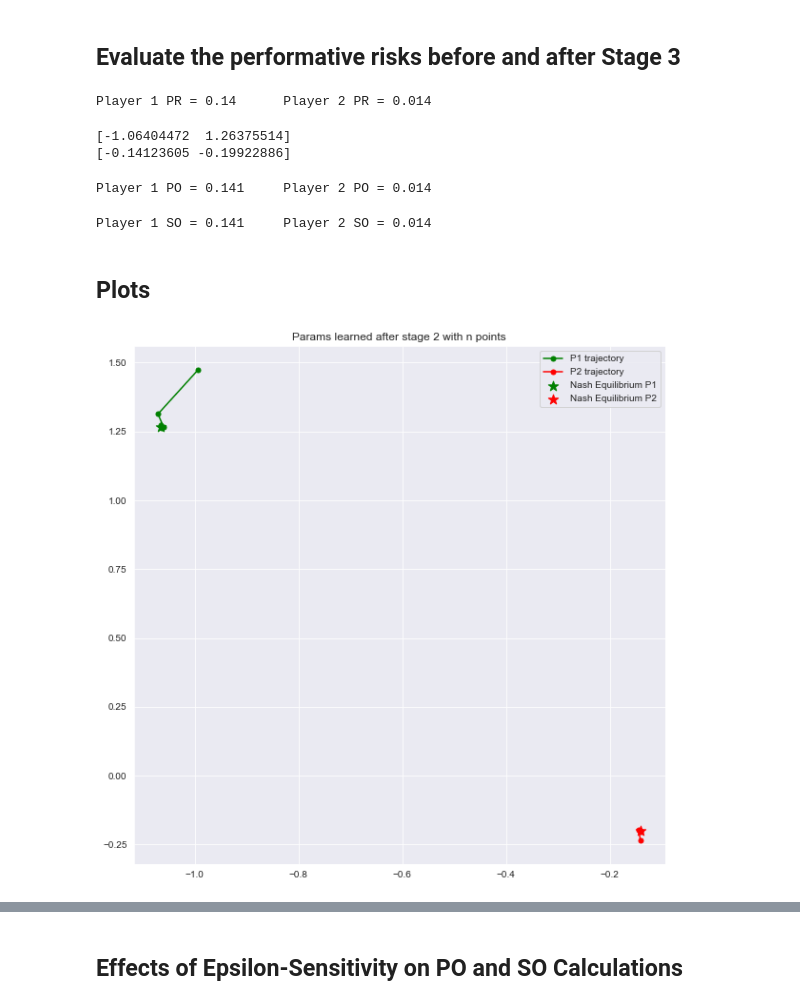
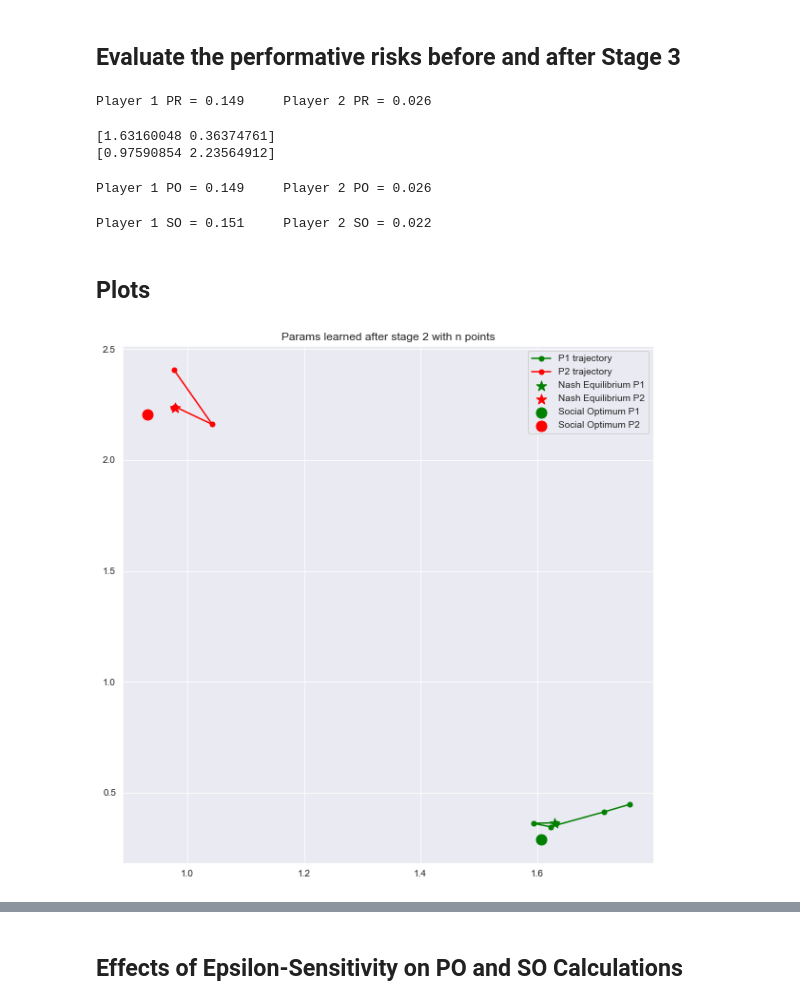
Before and after one commit to evanjfaulkner/DD-Games, a Jupyter notebook: Notebooks/dd_game_regression_sim.ipynb, the cells around one changed output, grey strips where cells are left out. Cells and saved outputs as stored; diff of their text form; code cells hidden in the pictures.

```diff
--- a/Notebooks/dd_game_regression_sim.ipynb
+++ b/Notebooks/dd_game_regression_sim.ipynb
@@ -48,8 +50,8 @@ epsilon_2 = 0.4
 Sigma_x_p1 = np.eye(d_1)  # Covariance of x^k
 Sigma_x_p2 = np.eye(d_2)
 
-sigma_y_p1 = 0  # Variance of y^k
-sigma_y_p2 = 0
+sigma_y_p1 = 0.01  # Variance of y^k
+sigma_y_p2 = 0.01
 
 beta_p1 = np.random.normal(size=d_1)  # Linear parameter vector
 beta_p2 = np.random.normal(size=d_2)
@@ -142,5 +158,6 @@ Player 2: Estimated mu, gamma
 # %%
 theta_PO_1, theta_PO_2 = game.solve_nash()
+theta_SO_1, theta_SO_2 = game.solve_social_opt()
 theta_final_p1 = np.array(theta_final_p1)
 theta_final_p2 = np.array(theta_final_p2)
 # %%
@@ -173,60 +190,67 @@ print(mu_p2, gamma_p2)
 # %% [markdown]
 ## Evaluate the performative risks before and after Stage 3
 # %%
-PR_1 = game.evaluate_test_perf_risk_p1()
-PR_2 = game.evaluate_test_perf_risk_p2()
+PR_1, PR_2 = game.evaluate_closed_perf_risk()
 print(f'Player 1 PR = {PR_1.round(3)}\tPlayer 2 PR = {PR_2.round(3)}')
 # %% [output]
-Player 1 PR = 0.14      Player 2 PR = 0.014
+Player 1 PR = 0.149     Player 2 PR = 0.026
 # %%
 print(player_one.theta_history[-1])
 print(player_two.theta_history[-1])
 # %% [output]
-[-1.06404472  1.26375514]
-[-0.14123605 -0.19922886]
+[1.63160048 0.36374761]
+[0.97590854 2.23564912]
 # %%
 game.theta_p1, game.theta_p2 = game.solve_nash()
-PO_1 = game.evaluate_test_perf_risk_p1()
-PO_2 = game.evaluate_test_perf_risk_p2()
+PO_1, PO_2 = game.evaluate_closed_perf_risk()
 print(f'Player 1 PO = {PO_1.round(3)}\tPlayer 2 PO = {PO_2.round(3)}')
 # %% [output]
-Player 1 PO = 0.141     Player 2 PO = 0.014
+Player 1 PO = 0.149     Player 2 PO = 0.026
 # %%
 game.theta_p1, game.theta_p2 = game.solve_social_opt()
-SO_1 = game.evaluate_test_perf_risk_p1()
-SO_2 = game.evaluate_test_perf_risk_p2()
+SO_1, SO_2 = game.evaluate_closed_perf_risk()
 print(f'Player 1 SO = {SO_1.round(3)}\tPlayer 2 SO = {SO_2.round(3)}')
 # %% [output]
-Player 1 SO = 0.141     Player 2 SO = 0.014
+Player 1 SO = 0.151     Player 2 SO = 0.022
 # %% [markdown]
 ## Plots
 # %%
 plt.figure(figsize=(10,10))
 x_nash_p1 = [theta_PO_1[0]]
 y_nash_p1 = [theta_PO_1[1]]
 plt.scatter(x_nash_p1, y_nash_p1,
             label='Nash Equilibrium P1', marker='*', color='g', s=120)
 
 x_nash_p2 = theta_PO_2[0]
 y_nash_p2 = theta_PO_2[1]
 plt.scatter(x_nash_p2,y_nash_p2,
             label='Nash Equilibrium P2', marker='*', color='r', s=120)
+
+x_so_p1 = [theta_SO_1[0]]
+y_so_p1 = [theta_SO_1[1]]
+plt.scatter(x_so_p1, y_so_p1,
+            label='Social Optimum P1', marker='o', color='g', s=120)
+
+x_so_p2 = theta_SO_2[0]
+y_so_p2 = theta_SO_2[1]
+plt.scatter(x_so_p2,y_so_p2,
+            label='Social Optimum P2', marker='o', color='r', s=120)
 
 x2 = theta_final_p1[:, 0]
 y2 = theta_final_p1[:, 1]
 plt.plot(x2[1:],y2[1:],
          label='P1 trajectory', marker='o', color='g', markersize=5)
 
 x3 = theta_final_p2[:, 0]
 y3 = theta_final_p2[:, 1]
 plt.plot(x3[1:],y3[1:],
          label='P2 trajectory', marker='o', color='r', markersize=5)
 
 plt.legend()
 plt.title("Params learned after stage 2 with n points")
 plt.show()
 # %% [output]
-[figure, old version]
+[figure, new version]
 # %%
 plt.figure(figsize=(15,5))
 plt.subplot(1,2,1)
```
Also changed, not shown: parts of 9 cells of this notebook.
